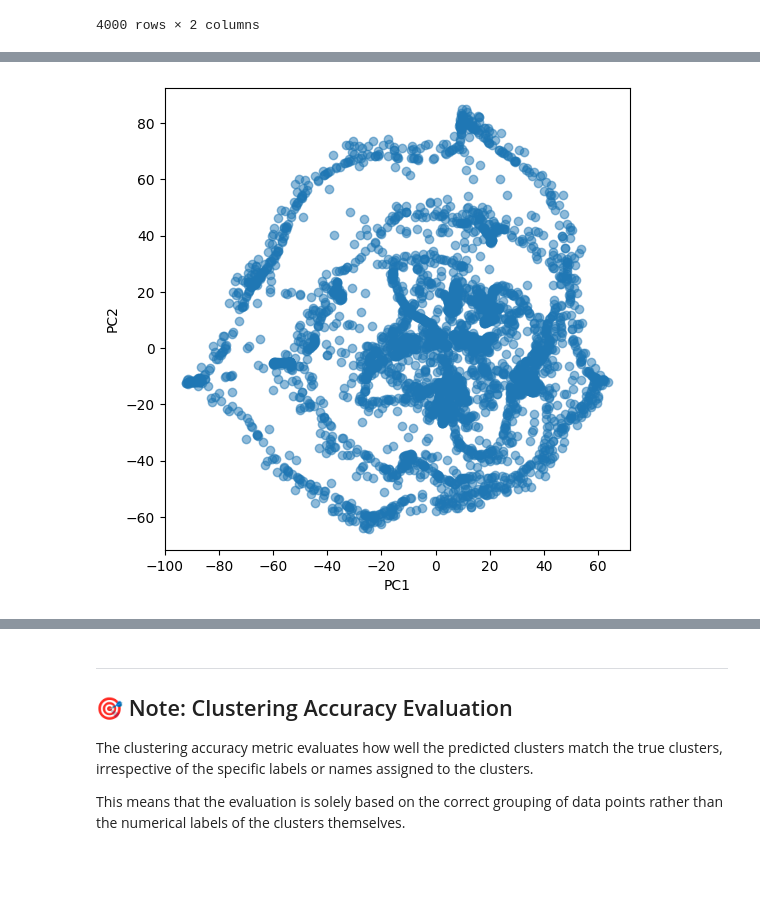
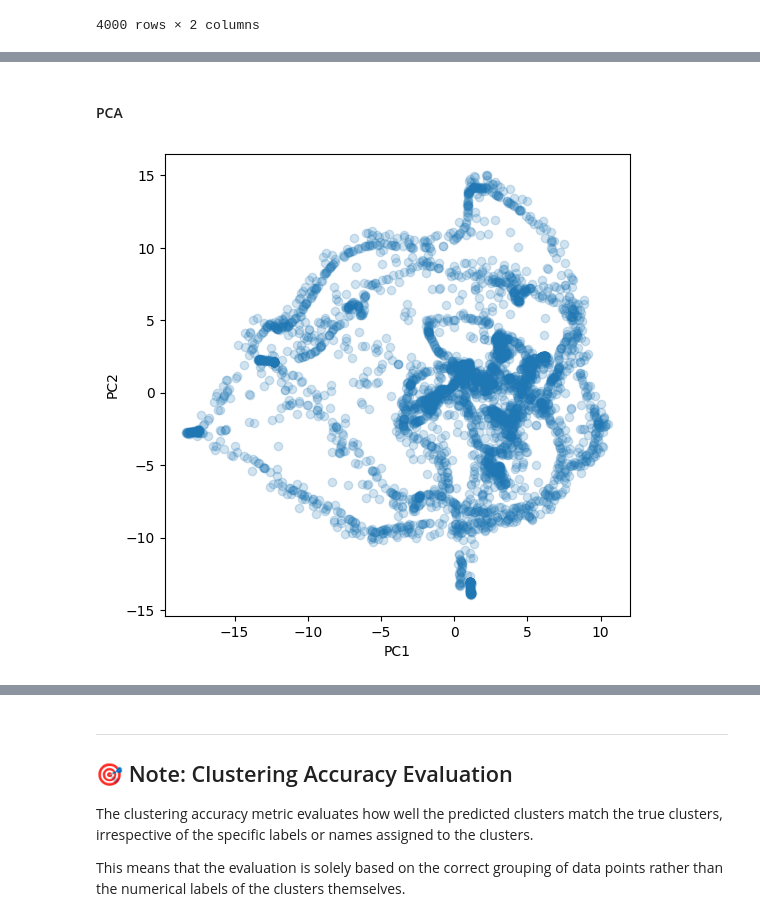
Before and after one commit to fjhanevo/TDT4172, a Jupyter notebook: Assignment2/Chapter_2.ipynb, the cells around one changed output, grey strips where cells are left out. Drawn from its saved outputs; the diff is of its cells as text; code cells hidden in the pictures; blank space fills up the shorter version.

Commit message:
added PCA, t-SNE and UMAP plots

```diff
--- a/Assignment2/Chapter_2.ipynb
+++ b/Assignment2/Chapter_2.ipynb
@@ -492,0 +483,5 @@ data = pd.read_csv("unsupervised_data.csv")
+# %%
+# Load data and check if we need to normalize it
+data = pd.read_csv("unsupervised_data.csv", skiprows=1, header=None)
+data.reset_index(drop=False, inplace=True)
+data.rename(columns={'index': 'ID'}, inplace=True)
@@ -493,17 +504,17 @@ data = pd.read_csv("unsupervised_data.csv")
+# %%
+# Looks like the ID column stands out so let's drop it.
+data_ids = data['ID'].values    # store for later in case we need them
+data_scaled = data.drop(columns=['ID']).values
+# %% [markdown]
+#### PCA
 # %%
-from sklearn.decomposition import PCA
-from sklearn.preprocessing import StandardScaler
-
-data_scaled = StandardScaler().fit_transform(data.fillna(0))
-
-pca = PCA(n_components=2)
+data_pca = PCA(n_components=2).fit_transform(data_scaled)
 
 
-X_pca = pca.fit_transform(data_scaled)
 plt.figure(figsize=(6,6))
-plt.scatter(x=X_pca[:,0], y=X_pca[:,1], alpha=0.5)
+plt.scatter(x=data_pca[:,0], y=data_pca[:,1], alpha=0.2)
 plt.xlabel('PC1')
 plt.ylabel('PC2')
 plt.show()
 # %% [output]
-[figure, old version]
+[figure, new version]
```
Also changed, not shown: parts of 11 cells of this notebook.
